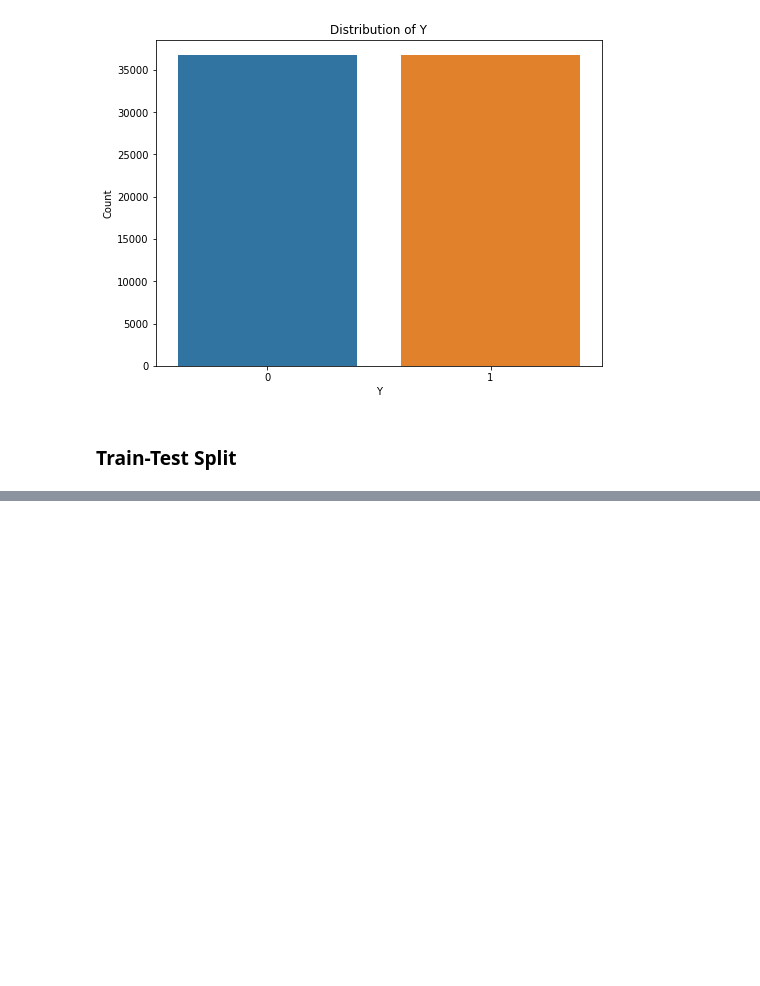
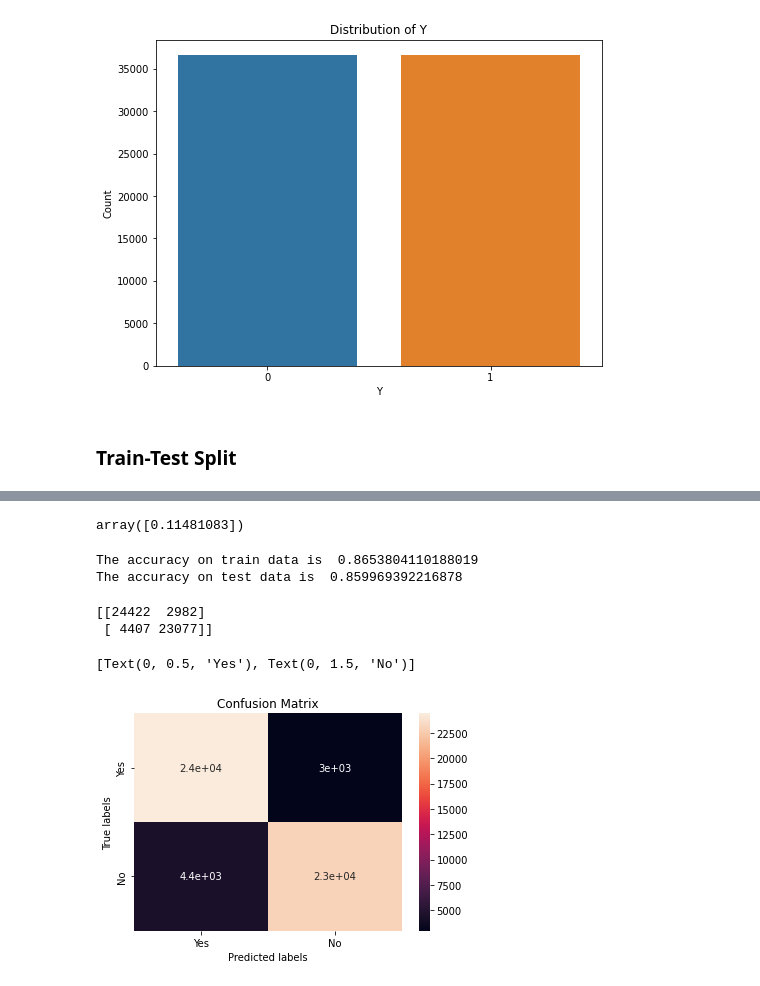
Before and after one commit to saqquib/Bank-Marketing-Effectiveness-Prediction, a Jupyter notebook: Bank_Marketing_Effectiveness_Prediction_Capstone_Project.ipynb, the cells around one changed output, grey strips where cells are left out. Saved outputs shown, nothing was run; the diff lists cells and outputs as text; code cells hidden in the pictures; blank space fills up the shorter version.

```diff
--- a/Bank_Marketing_Effectiveness_Prediction_Capstone_Project.ipynb
+++ b/Bank_Marketing_Effectiveness_Prediction_Capstone_Project.ipynb
@@ -826,0 +833,4 @@ print(y_test.shape)
+# %%
+# fitting model to logistic regression
+log_model = LogisticRegression(fit_intercept = True, max_iter = 10000)
+log_model.fit(X_train, y_train)
@@ -826,0 +853,5 @@ print(y_test.shape)
+# %%
+#Get the model intercept
+log_model.intercept_
+# %% [output]
+array([0.11481083])
@@ -826,0 +862,35 @@ print(y_test.shape)
+# %%
+# Get the predicted classes
+train_class_preds = log_model.predict(X_train)
+test_class_preds = log_model.predict(X_test)
+# %%
+# Get the accuracy scores
+train_accuracy = accuracy_score(train_class_preds,y_train)
+test_accuracy = accuracy_score(test_class_preds,y_test)
+
+print("The accuracy on train data is ", train_accuracy)
+print("The accuracy on test data is ", test_accuracy)
+# %% [output]
+The accuracy on train data is  0.8653804110188019
+The accuracy on test data is  0.859969392216878
+# %%
+# Confusion matrix for train
+
+labels = ['Yes', 'No']
+cm = confusion_matrix(y_train, train_class_preds)
+print(cm)
+
+ax= plt.subplot()
+sns.heatmap(cm, annot=True, ax = ax)
+
+# labels, title and ticks
+ax.set_xlabel('Predicted labels')
+ax.set_ylabel('True labels')
+ax.set_title('Confusion Matrix')
+ax.xaxis.set_ticklabels(labels)
+ax.yaxis.set_ticklabels(labels)
+# %% [output]
+[[24422  2982]
+ [ 4407 23077]]
+[Text(0, 0.5, 'Yes'), Text(0, 1.5, 'No')]
+[figure, added]
```
Also changed, not shown: parts of 36 cells of this notebook.
